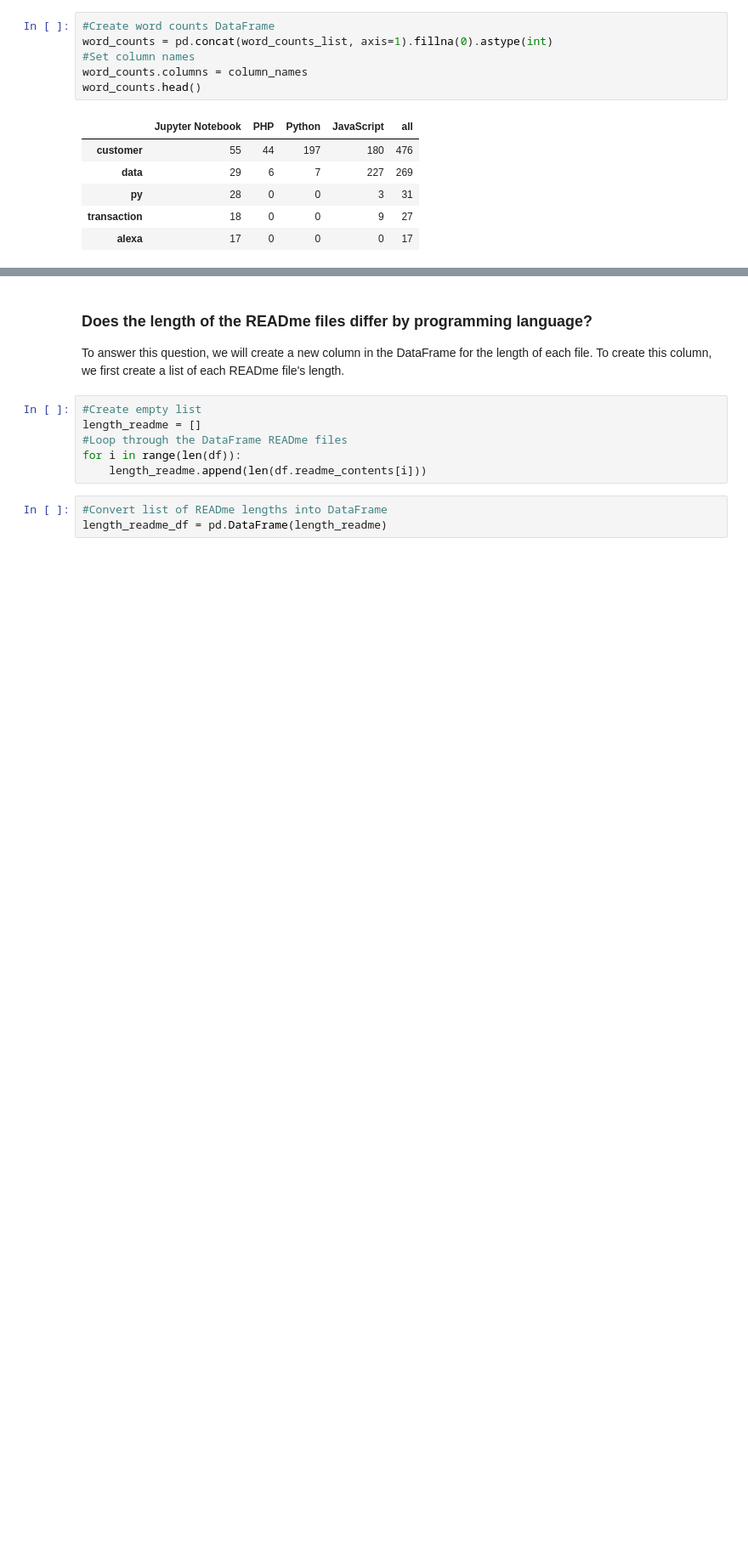
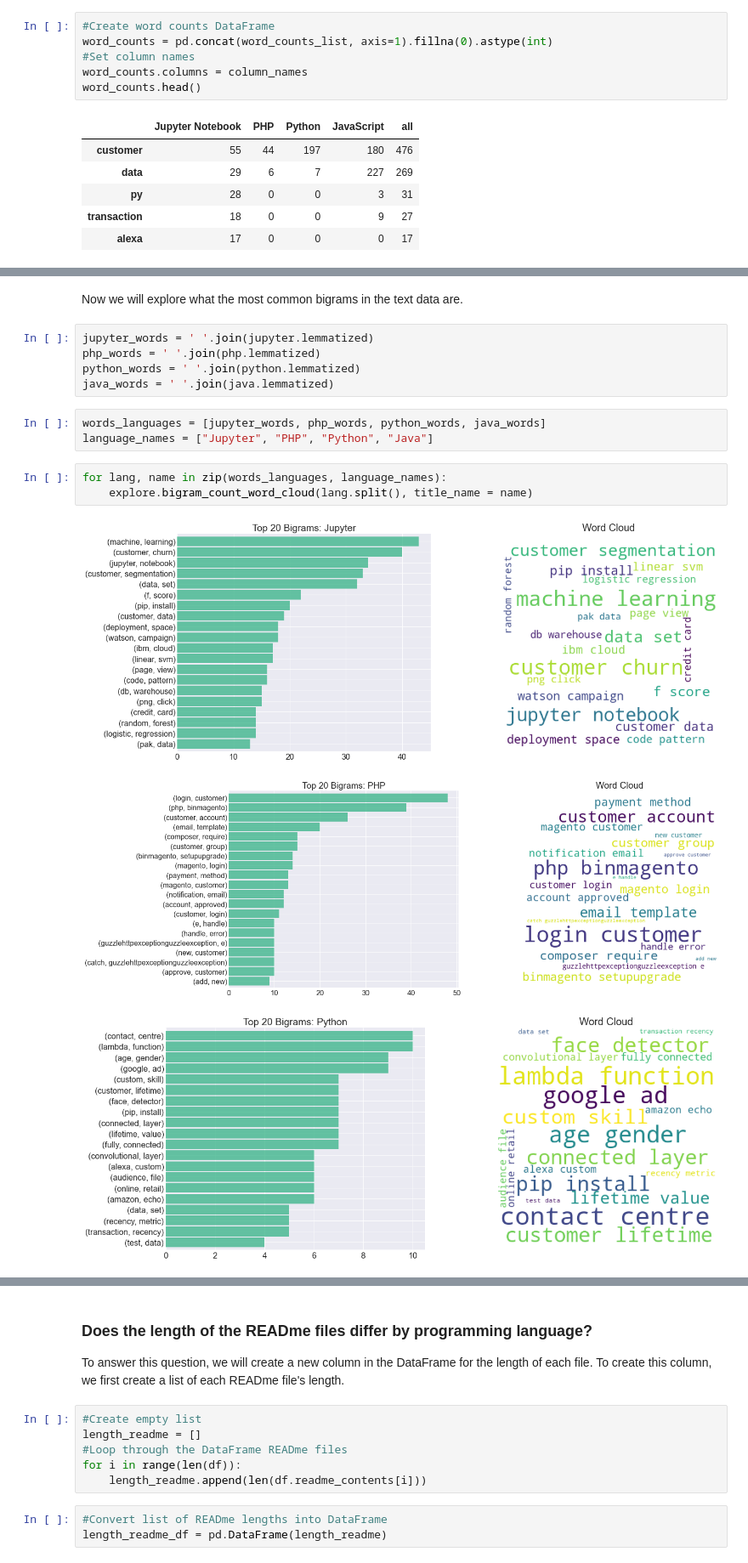
Before and after one commit to nlp-project-germain-group-6/nlp-web-scraping, a Jupyter notebook: Final_Notebook.ipynb, the cells around one changed output, grey strips where cells are left out. Shown at 85% size. Cells and saved outputs as stored; diff of their text form; blank space fills up the shorter version.

```diff
--- a/Final_Notebook.ipynb
+++ b/Final_Notebook.ipynb
@@ -286,3 +311,20 @@ for language in languages:
 [figure]
 <Figure size 1152x648 with 0 Axes>
 [figure]
+# %% [markdown]
+Now we will explore what the most common bigrams in the text data are.
+# %%
+jupyter_words = ' '.join(jupyter.lemmatized)
+php_words = ' '.join(php.lemmatized)
+python_words = ' '.join(python.lemmatized)
+java_words = ' '.join(java.lemmatized)
+# %%
+words_languages = [jupyter_words, php_words, python_words, java_words]
+language_names = ["Jupyter", "PHP", "Python", "Java"]
+# %%
+for lang, name in zip(words_languages, language_names):
+    explore.bigram_count_word_cloud(lang.split(), title_name = name)
+# %% [output]
+[figure, added]
+[figure, added]
+[figure, added]
```
Also changed, not shown: parts of 22 cells of this notebook, 1 other file.
